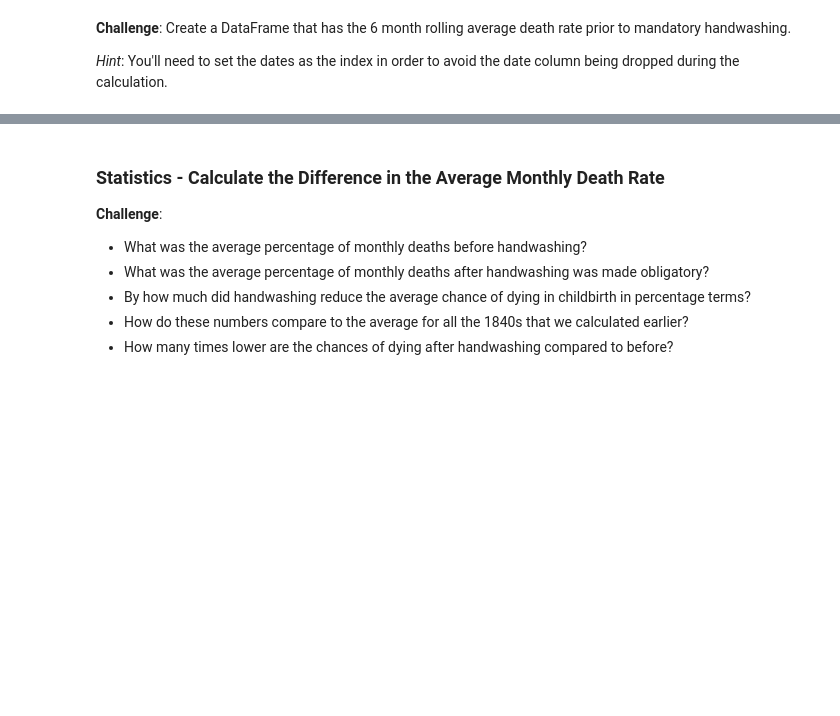
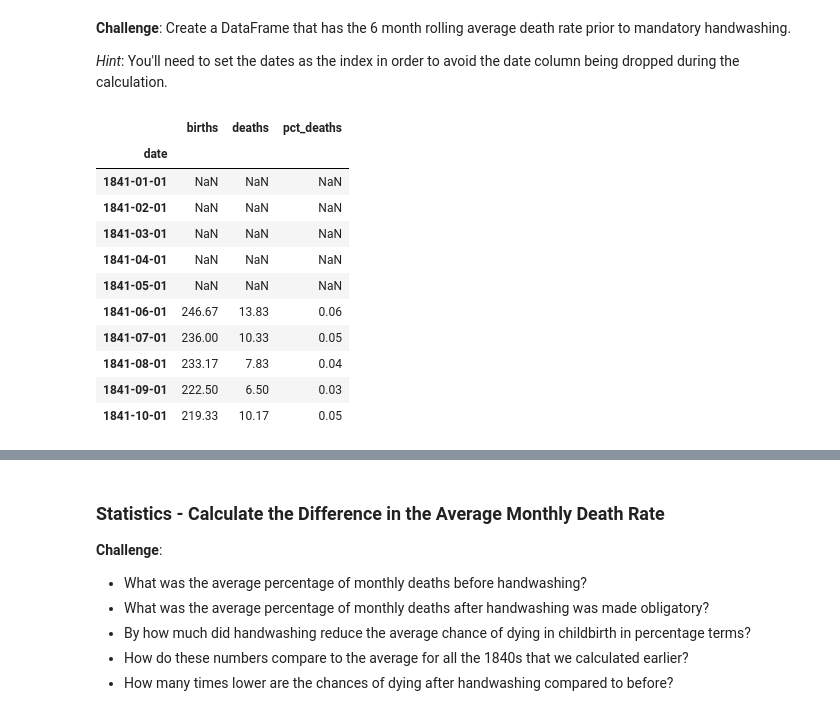
Before and after one commit to bluescreenlife/100-days-of-code, a Jupyter notebook: day_80_handwashing_t_test_analysis/Dr_Semmelweis_Handwashing_Discovery_(start).ipynb, the cells around one changed output, grey strips where cells are left out. Saved outputs shown, nothing was run; the diff lists cells and outputs as text; code cells hidden in the pictures; blank space fills up the shorter version.

```diff
--- a/day_80_handwashing_t_test_analysis/Dr_Semmelweis_Handwashing_Discovery_(start).ipynb
+++ b/day_80_handwashing_t_test_analysis/Dr_Semmelweis_Handwashing_Discovery_(start).ipynb
@@ -331,3 +354,18 @@ handwashing_start = pd.to_datetime('1847-06-01')
+# %%
+before_wash_6mo_roll.head(10)
+# %% [output]
+|  | births | deaths | pct_deaths |
+| date |  |  |  |
+| 1841-01-01 | NaN | NaN | NaN |
+| 1841-02-01 | NaN | NaN | NaN |
+| 1841-03-01 | NaN | NaN | NaN |
+| 1841-04-01 | NaN | NaN | NaN |
+| 1841-05-01 | NaN | NaN | NaN |
+| 1841-06-01 | 246.67 | 13.83 | 0.06 |
+| 1841-07-01 | 236.00 | 10.33 | 0.05 |
+| 1841-08-01 | 233.17 | 7.83 | 0.04 |
+| 1841-09-01 | 222.50 | 6.50 | 0.03 |
+| 1841-10-01 | 219.33 | 10.17 | 0.05 |
 # %% [markdown]
 ### Highlighting Subsections of a Line Chart
 
```
Also changed, not shown: parts of 7 cells of this notebook.
